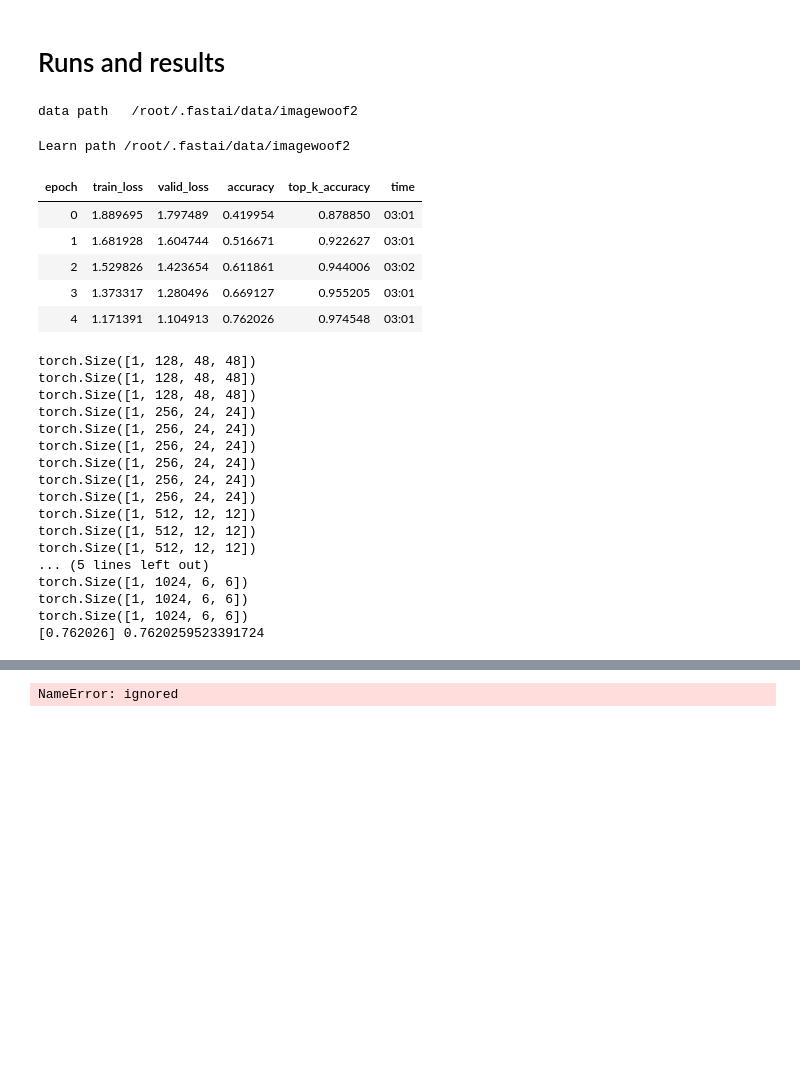
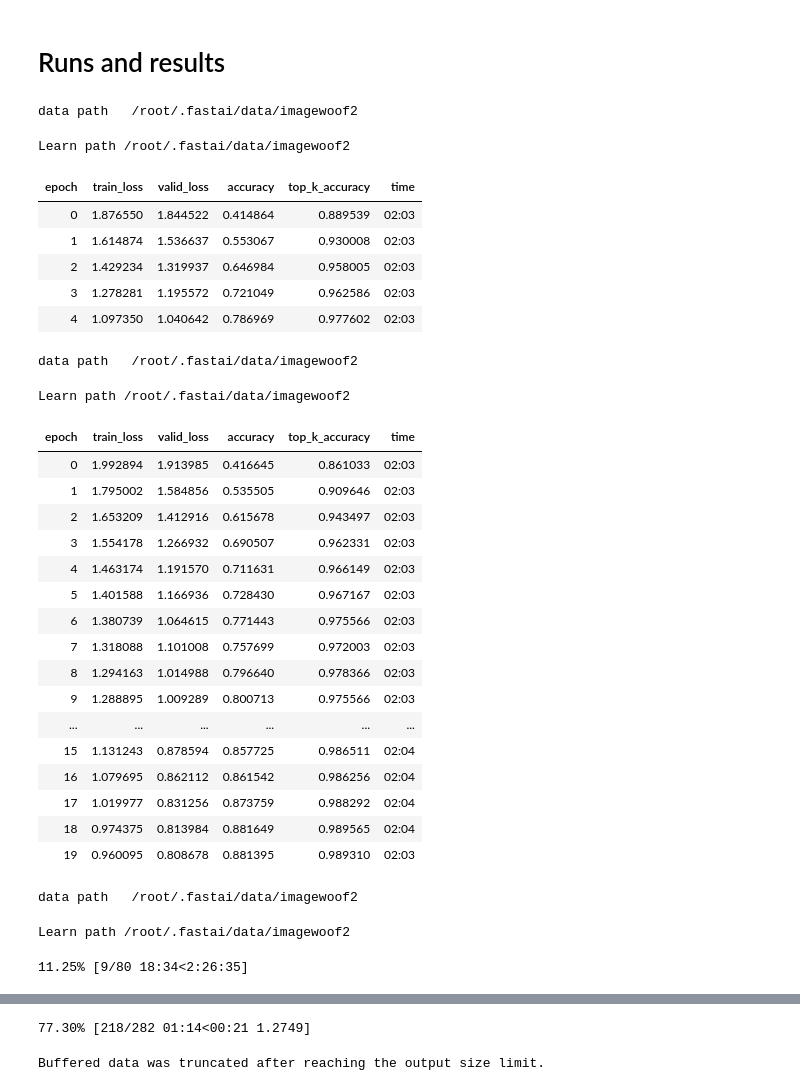
Before and after one commit to liuyao12/Ranger-Mish-ImageWoof-5, a Jupyter notebook: Woof_128_ConvTwist_separable.ipynb, the cells around one changed output, grey strips where cells are left out. Saved outputs shown, nothing was run; the diff lists cells and outputs as text; code cells hidden in the pictures; blank space fills up the shorter version.

```diff
--- a/Woof_128_ConvTwist_separable.ipynb
+++ b/Woof_128_ConvTwist_separable.ipynb
@@ -64,16 +66,15 @@ class ConvTwist(nn.Module):  # replacing 3x3 Conv2d with in_channels=out_channel
         self.twist = True # and n>=128
         self.expansion = 1
         ni *= self.expansion*2
-        self.conv = nn.Conv2d(ni, ni, kernel_size=3, padding=1, bias=False, groups=ni)
+        self.conv = nn.Conv2d(ni, ni, kernel_size=3, padding=1, bias=False, groups=1)
         if self.twist:
             Dx = torch.Tensor([[-1,0,1],[-2,0,2],[-1,0,1]]).view(1,1,3,3)
             Dy = torch.Tensor([[1,2,1],[0,0,0],[-1,-2,-1]]).view(1,1,3,3)
             self.DD = torch.cat([Dx,Dy]*(ni//2), dim=0)
             self.conv1x1 = nn.Conv2d(ni, ni, kernel_size=1, bias=False, groups=1)
-            self.zero = torch.zeros((ni,ni,1,1))
-            for i in range(ni//2-1):
-                self.zero[i*2:i*2+4] = 1
-        self.conv2 = nn.Conv2d(ni, nf, kernel_size=1, bias=False, groups=1)
+            self.zero_out = torch.zeros((ni,ni,1,1))
+            for i in range(ni//2):
+                self.zero_out[i*2:i*2+2] = 1
         self.XY = None
 
     def forward(self, x):
@@ -88,16 +89,15 @@ class ConvTwist(nn.Module):  # replacing 3x3 Conv2d with in_channels=out_channel
                 self.XY = torch.cat([XX,YY]*(CC//2), dim=1)
                 print(self.XY.size())
                 self.DD = self.DD.to(x.device)
-                self.zero = self.zero.to(x.device)
+                self.zero_out = self.zero_out.to(x.device)
             mask = F.relu(x)+0.01
             M = mask.sum((2,3))
             XYbar = (self.XY*mask).sum((2,3))/M
             XY = self.XY-XYbar[:,:,None,None]
-            self.conv1x1.weight.data = self.conv1x1.weight * self.zero
-            for _ in range(3):
+            # self.conv1x1.weight.data = self.conv1x1.weight * self.zero_out
+            for _ in range(1):
                 x0 = F.conv2d(x, self.DD, padding=1, groups=CC)
-                x = x + self.conv(x) + XY * self.conv1x1(x0)
-        x = self.conv2(x)
+                x = self.conv(x) + XY * self.conv1x1(x0)
         return x
 # %%
 A = torch.arange(12).view(3,4)
@@ -150,8 +150,8 @@ class NewResBlock(Module):
                    (f"conv_1", conv_layer(nh, nf, 3, zero_bn=zero_bn, act=False, bn_1st=bn_1st))
         ] if expansion == 1 else [
                    (f"conv_0", conv_layer(ni, nh, 1, act_fn=act_fn, bn_1st=bn_1st)),
-                   (f"conv_1", conv_layer(nh, nh, 3, act_fn=act_fn, bn_1st=bn_1st)),
-                   (f"conv_2", conv_layer(nh, nf, 1, zero_bn=zero_bn, act=False, bn_1st=bn_1st))
+                   (f"conv_1", conv_layer(nh, nh*2, 3, act_fn=act_fn, bn_1st=bn_1st)),
+                   (f"conv_2", conv_layer(nh*2, nf, 1, zero_bn=zero_bn, act=False, bn_1st=bn_1st))
         ]
         if sa: layers.append(('sa', SimpleSelfAttention(nf,ks=1,sym=sym)))
         self.convs = nn.Sequential(OrderedDict(layers))
@@ -188,35 +178,41 @@ epochs = [5]
 # %% [markdown]
 # Runs and results
 # %%
+epochs = [5, 20, 80]
 for e in epochs:
     mixup=0 if e<20 else 0.2
     learn = get_learn(model=model, size=192, bs=32, mixup=mixup)
     learn.fit_fc(e, lr=4e-3, moms=(0.95,0.95), start_pct=0.72)
     res += [learn.recorder.metrics[-1][0].item()]
 print([round(x, 6) for x in res], sum(res)/len(res))
 # %% [output]
 data path   /root/.fastai/data/imagewoof2
 Learn path /root/.fastai/data/imagewoof2
 | epoch | train_loss | valid_loss | accuracy | top_k_accuracy | time |
-| 0 | 1.889695 | 1.797489 | 0.419954 | 0.878850 | 03:01 |
-| 1 | 1.681928 | 1.604744 | 0.516671 | 0.922627 | 03:01 |
-| 2 | 1.529826 | 1.423654 | 0.611861 | 0.944006 | 03:02 |
-| 3 | 1.373317 | 1.280496 | 0.669127 | 0.955205 | 03:01 |
-| 4 | 1.171391 | 1.104913 | 0.762026 | 0.974548 | 03:01 |
+| 0 | 1.876550 | 1.844522 | 0.414864 | 0.889539 | 02:03 |
+| 1 | 1.614874 | 1.536637 | 0.553067 | 0.930008 | 02:03 |
+| 2 | 1.429234 | 1.319937 | 0.646984 | 0.958005 | 02:03 |
+| 3 | 1.278281 | 1.195572 | 0.721049 | 0.962586 | 02:03 |
+| 4 | 1.097350 | 1.040642 | 0.786969 | 0.977602 | 02:03 |
-torch.Size([1, 128, 48, 48])
-torch.Size([1, 128, 48, 48])
-torch.Size([1, 128, 48, 48])
-torch.Size([1, 256, 24, 24])
-torch.Size([1, 256, 24, 24])
-torch.Size([1, 256, 24, 24])
-torch.Size([1, 256, 24, 24])
-torch.Size([1, 256, 24, 24])
-torch.Size([1, 256, 24, 24])
-torch.Size([1, 512, 12, 12])
-torch.Size([1, 512, 12, 12])
-torch.Size([1, 512, 12, 12])
-... (5 lines left out)
-torch.Size([1, 1024, 6, 6])
-torch.Size([1, 1024, 6, 6])
-torch.Size([1, 1024, 6, 6])
-[0.762026] 0.7620259523391724
+data path   /root/.fastai/data/imagewoof2
+Learn path /root/.fastai/data/imagewoof2
+| epoch | train_loss | valid_loss | accuracy | top_k_accuracy | time |
+| 0 | 1.992894 | 1.913985 | 0.416645 | 0.861033 | 02:03 |
+| 1 | 1.795002 | 1.584856 | 0.535505 | 0.909646 | 02:03 |
+| 2 | 1.653209 | 1.412916 | 0.615678 | 0.943497 | 02:03 |
+| 3 | 1.554178 | 1.266932 | 0.690507 | 0.962331 | 02:03 |
+| 4 | 1.463174 | 1.191570 | 0.711631 | 0.966149 | 02:03 |
+| 5 | 1.401588 | 1.166936 | 0.728430 | 0.967167 | 02:03 |
+| 6 | 1.380739 | 1.064615 | 0.771443 | 0.975566 | 02:03 |
+| 7 | 1.318088 | 1.101008 | 0.757699 | 0.972003 | 02:03 |
+| 8 | 1.294163 | 1.014988 | 0.796640 | 0.978366 | 02:03 |
+| 9 | 1.288895 | 1.009289 | 0.800713 | 0.975566 | 02:03 |
+| ... | ... | ... | ... | ... | ... |
+| 15 | 1.131243 | 0.878594 | 0.857725 | 0.986511 | 02:04 |
+| 16 | 1.079695 | 0.862112 | 0.861542 | 0.986256 | 02:04 |
+| 17 | 1.019977 | 0.831256 | 0.873759 | 0.988292 | 02:04 |
+| 18 | 0.974375 | 0.813984 | 0.881649 | 0.989565 | 02:04 |
+| 19 | 0.960095 | 0.808678 | 0.881395 | 0.989310 | 02:03 |
+data path   /root/.fastai/data/imagewoof2
+Learn path /root/.fastai/data/imagewoof2
+11.25% [9/80 18:34<2:26:35]
@@ -223,4 +229,2 @@ torch.Size([1, 1024, 6, 6])
+77.30% [218/282 01:14<00:21 1.2749]
+Buffered data was truncated after reaching the output size limit.
-# %%
- res
-# %% [output]
-NameError: ignored
```
Also changed, not shown: parts of 22 cells of this notebook.
